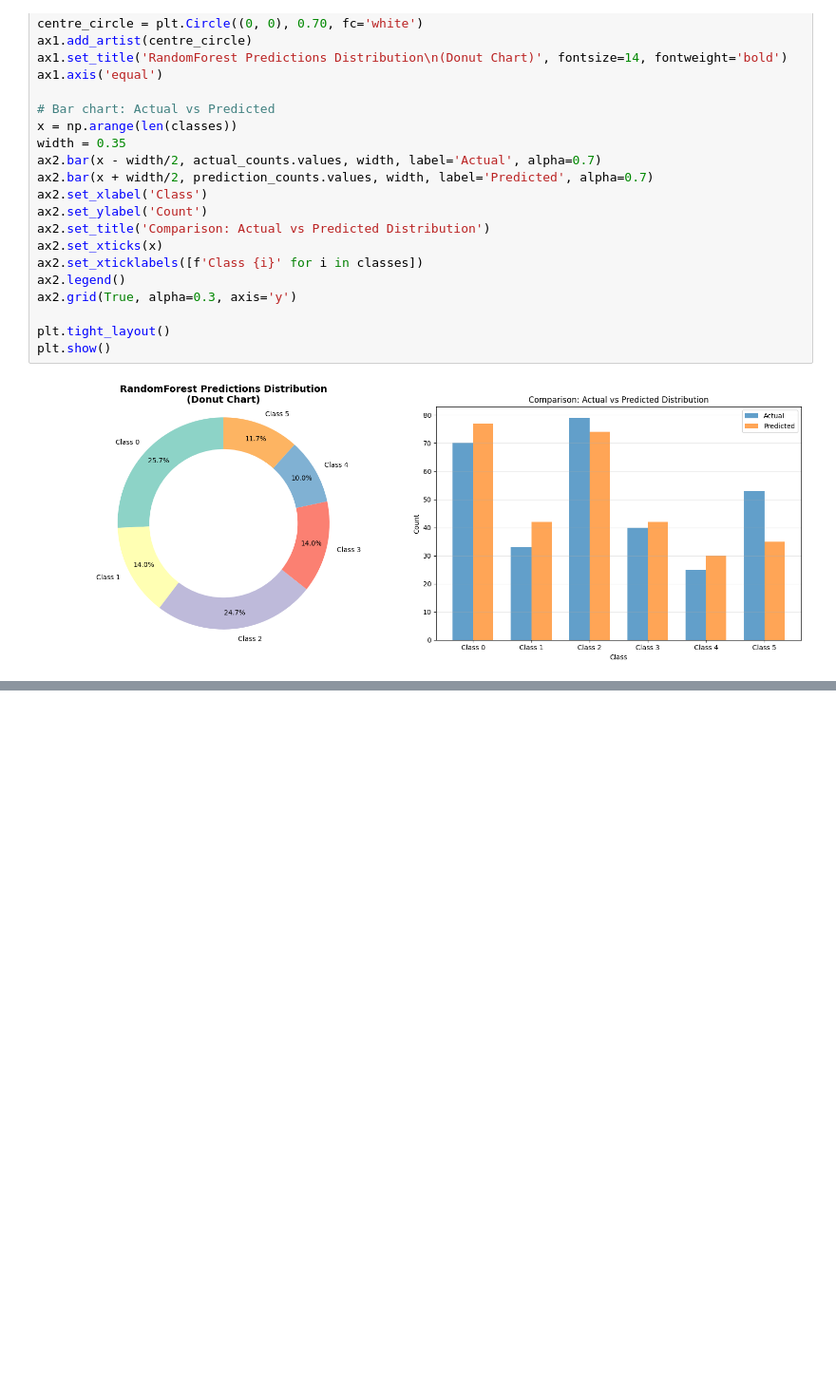
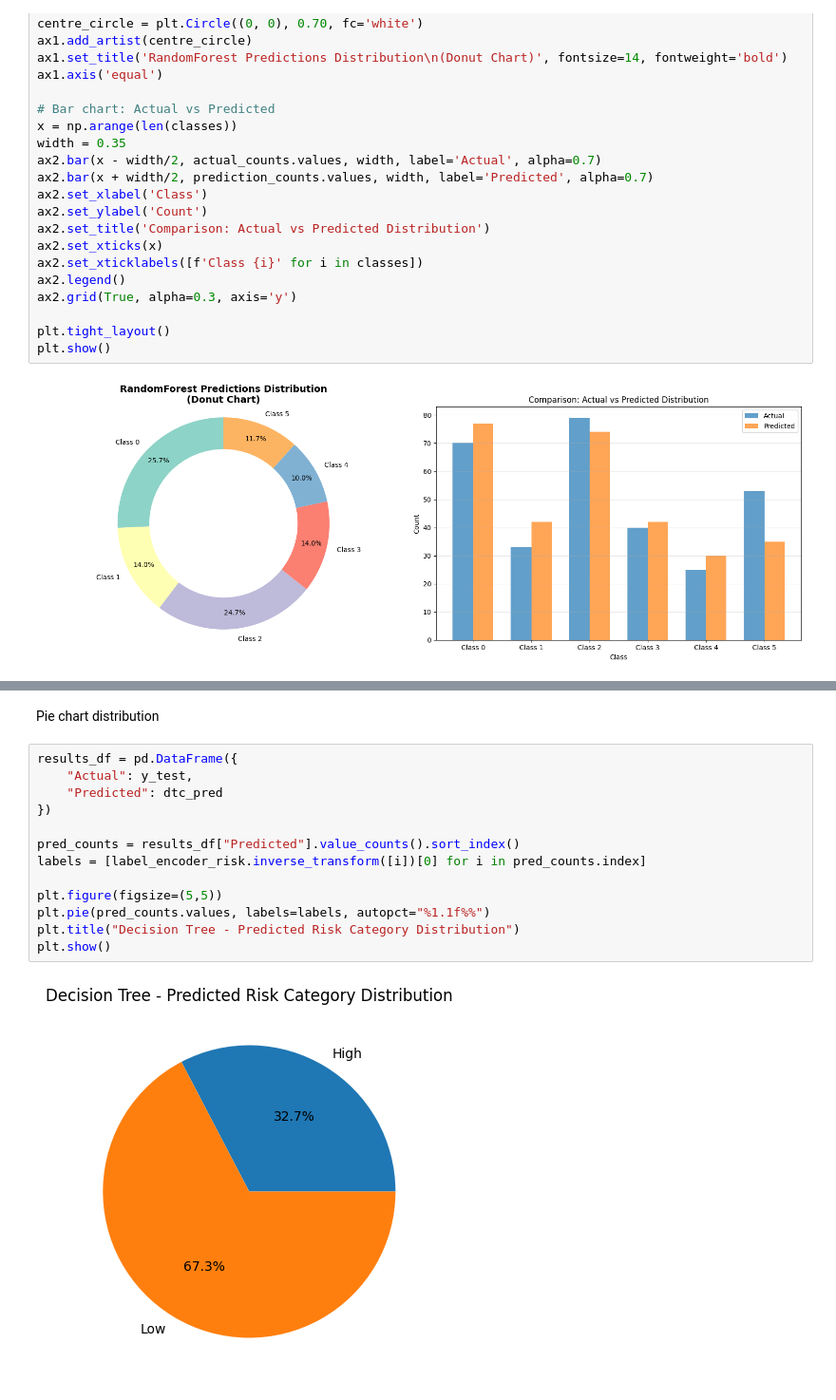
Before and after one commit to linlin0708/Data-Mining-Group-Project, a Jupyter notebook: DataMiningGP.ipynb, the cells around one changed output, grey strips where cells are left out. Shown at 95% size. Cells and saved outputs as stored; diff of their text form; blank space fills up the shorter version.

```diff
--- a/DataMiningGP.ipynb
+++ b/DataMiningGP.ipynb
@@ -418,0 +584,17 @@ plt.show()
+# %% [markdown]
+Pie chart distribution
+# %%
+results_df = pd.DataFrame({
+    "Actual": y_test,
+    "Predicted": dtc_pred
+})
+
+pred_counts = results_df["Predicted"].value_counts().sort_index()
+labels = [label_encoder_risk.inverse_transform([i])[0] for i in pred_counts.index]
+
+plt.figure(figsize=(5,5))
+plt.pie(pred_counts.values, labels=labels, autopct="%1.1f%%")
+plt.title("Decision Tree - Predicted Risk Category Distribution")
+plt.show()
+# %% [output]
+[figure, added]
```
Also changed, not shown: parts of 10 cells of this notebook.
